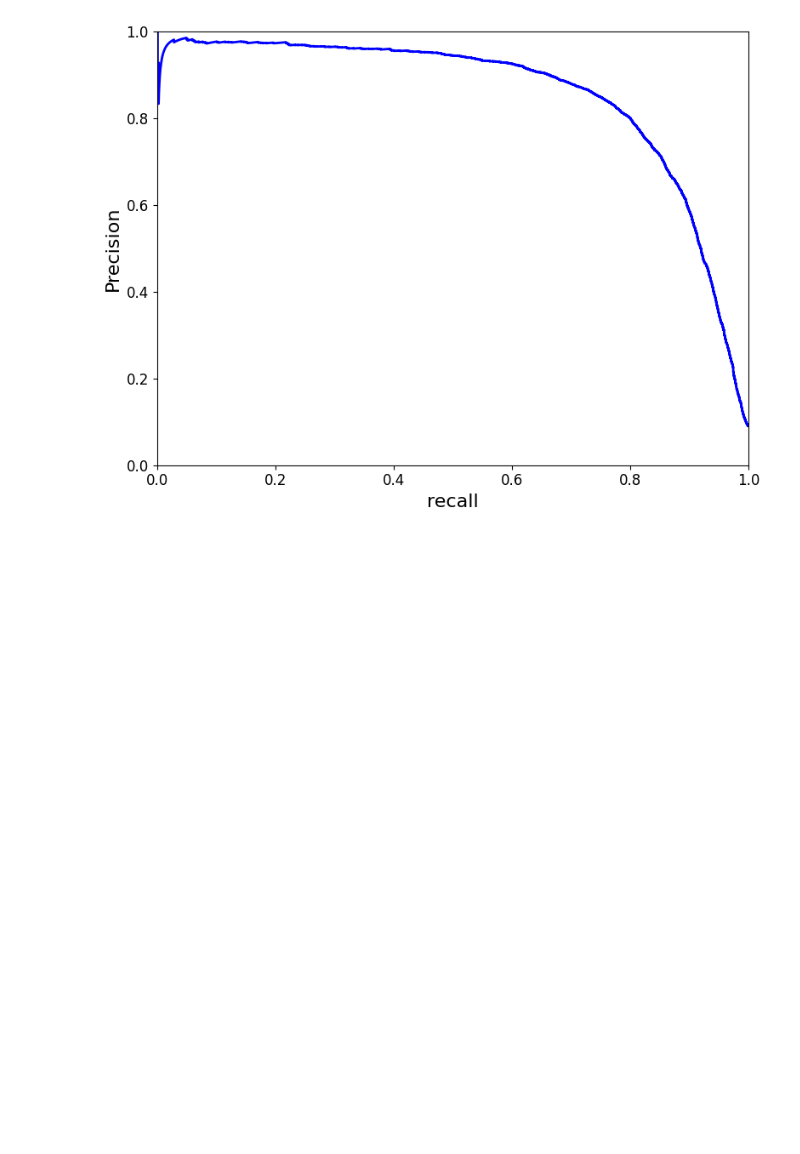
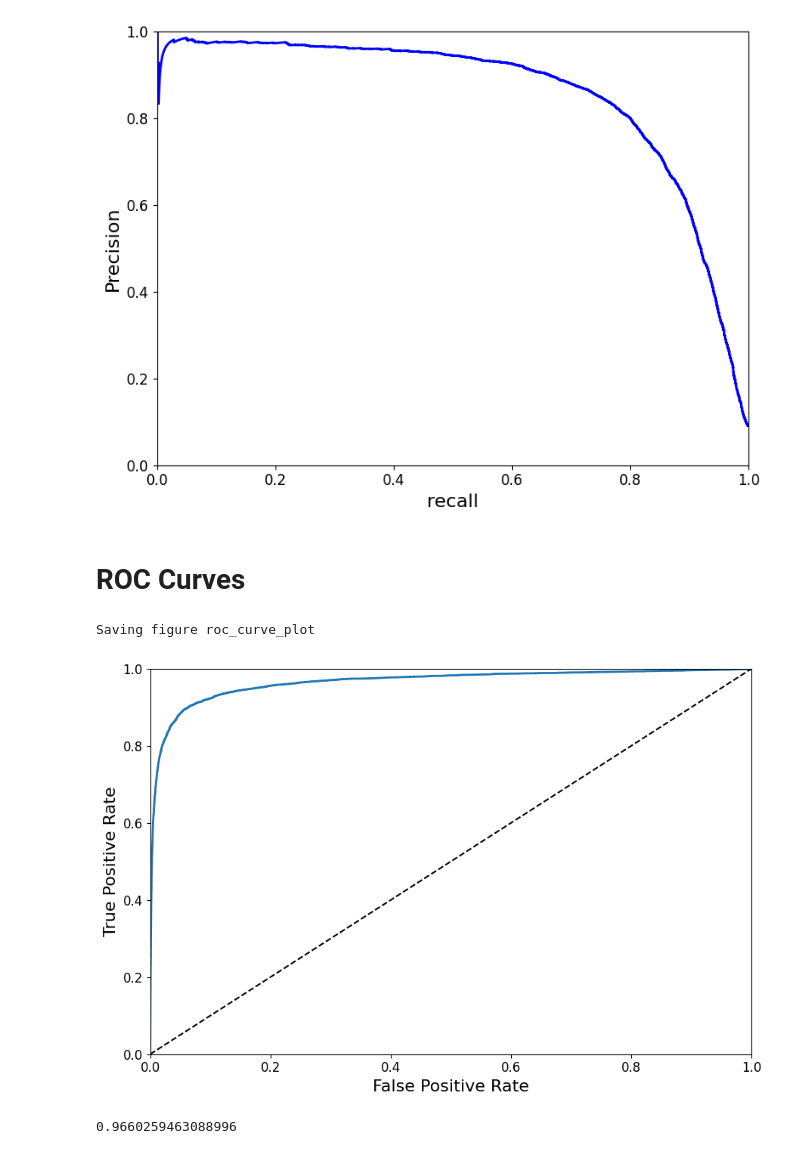
Before and after one commit to souravbhunia07/Machine_Learning, a Jupyter notebook: Hands On Machine Learning with Scikit Learn and TensorFlow codes/3.Classification/Classification.ipynb, the cells around one changed output. Drawn from its saved outputs; the diff is of its cells as text; code cells hidden in the pictures; blank space fills up the shorter version.

```diff
--- a/Hands On Machine Learning with Scikit Learn and TensorFlow codes/3.Classification/Classification.ipynb
+++ b/Hands On Machine Learning with Scikit Learn and TensorFlow codes/3.Classification/Classification.ipynb
@@ -344,3 +344,28 @@ plt.show()
 # %% [output]
 Saving figure Precisions_vs_recall_plot
 [figure]
+# %% [markdown]
+# ROC Curves
+# %%
+from sklearn.metrics import roc_curve
+fpr, tpr, thresholds = roc_curve(y_train_5, y_scores)
+# %%
+def plot_roc_curve(fpr, tpr, label=None):
+    plt.plot(fpr, tpr, linewidth=2, label=label)
+    plt.plot([0, 1], [0, 1], 'k--') # Dotted line in black color
+    plt.axis([0, 1, 0, 1]) # This code sets the axis limits for the x-axis and y-axis of the plot. The arguments provided are [x_min, x_max, y_min, y_max]. In this case, the x-axis will range from 0 to 1, and the y-axis will also range from 0 to 1.
+    plt.xlabel('False Positive Rate', fontsize=16)
+    plt.ylabel('True Positive Rate', fontsize=16)
+
+plt.figure(figsize=(9, 6))
+plot_roc_curve(fpr, tpr)
+save_fig('roc_curve_plot')
+plt.show()
+# %% [output]
+Saving figure roc_curve_plot
+[figure, added]
+# %%
+from sklearn.metrics import roc_auc_score
+roc_auc_score(y_train_5, y_scores)
+# %% [output]
+0.9660259463088996
```
Also changed, not shown: parts of 37 cells of this notebook, 10 other files.
